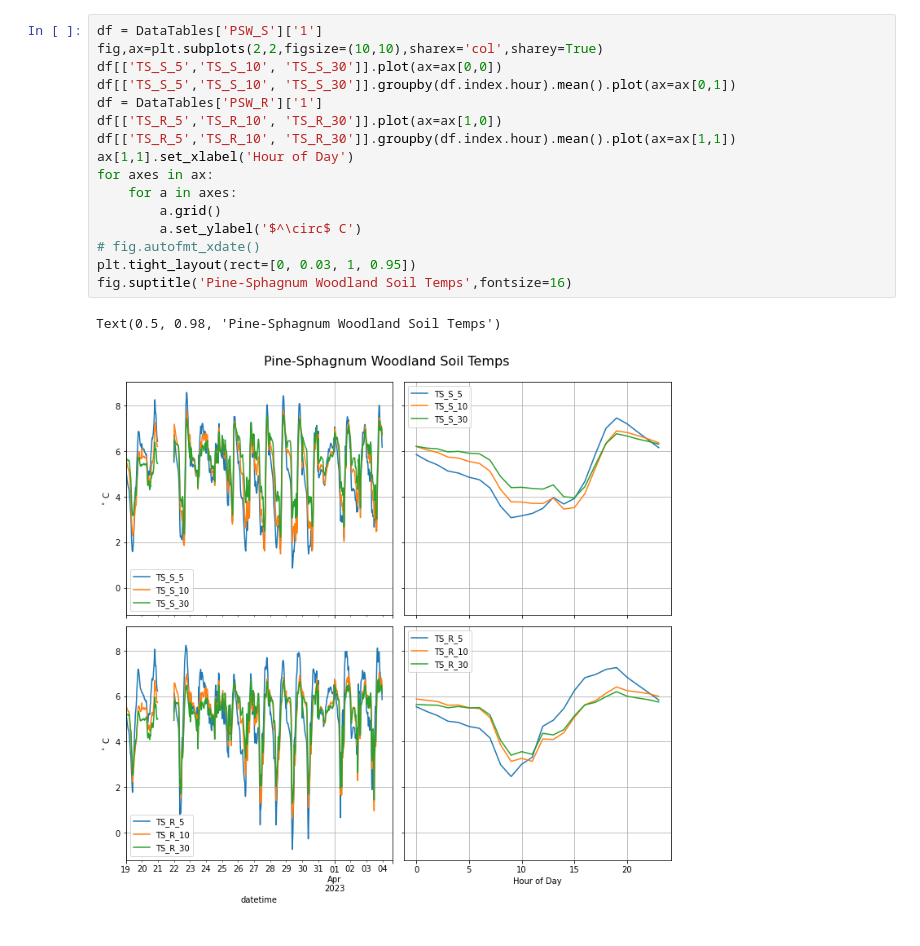
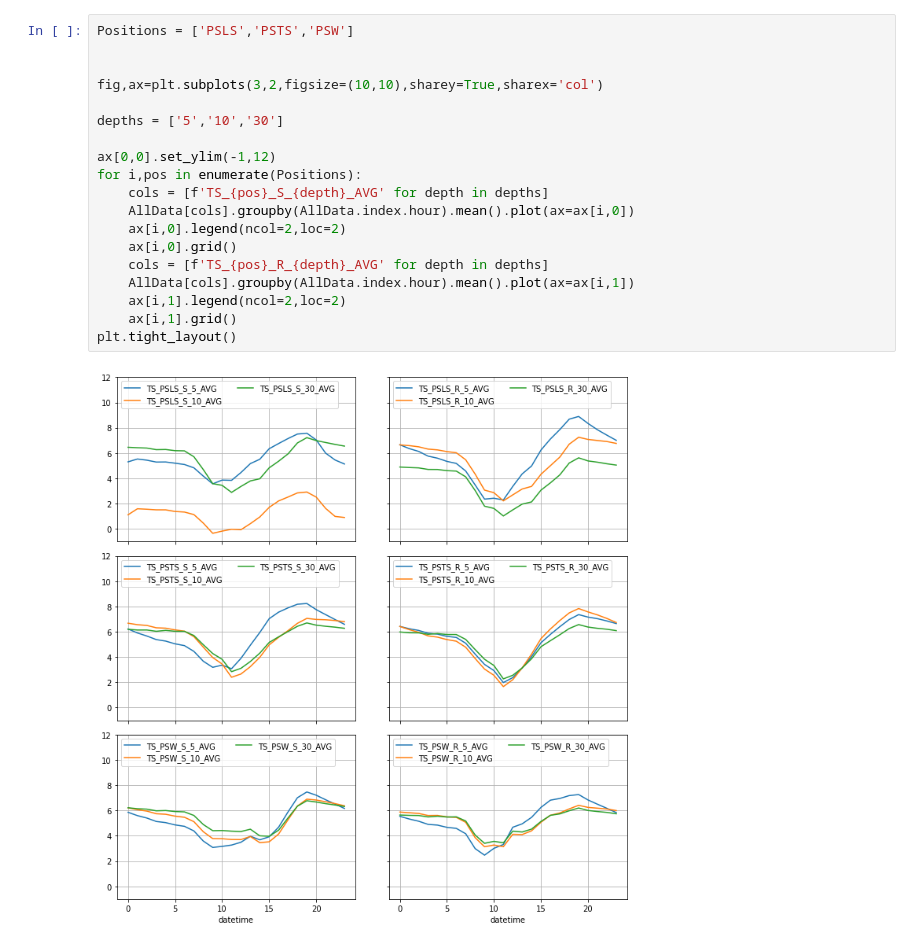
Before and after one commit to ubc-micromet/DataLogger_Programs, a Jupyter notebook: BBS/CompileSoilData.ipynb, the cells around one changed output. Drawn from its saved outputs; the diff is of its cells as text.

```diff
--- a/BBS/CompileSoilData.ipynb
+++ b/BBS/CompileSoilData.ipynb
@@ -407,19 +146,21 @@ Text(0.5, 0.98, 'Pine-Sphagnum Tall-Shrub Soil Temps')
-# %%
-df = DataTables['PSW_S']['1']
-fig,ax=plt.subplots(2,2,figsize=(10,10),sharex='col',sharey=True)
-df[['TS_S_5','TS_S_10', 'TS_S_30']].plot(ax=ax[0,0])
-df[['TS_S_5','TS_S_10', 'TS_S_30']].groupby(df.index.hour).mean().plot(ax=ax[0,1])
-df = DataTables['PSW_R']['1']
-df[['TS_R_5','TS_R_10', 'TS_R_30']].plot(ax=ax[1,0])
-df[['TS_R_5','TS_R_10', 'TS_R_30']].groupby(df.index.hour).mean().plot(ax=ax[1,1])
-ax[1,1].set_xlabel('Hour of Day')
-for axes in ax:
-    for a in axes:
-        a.grid()
-        a.set_ylabel('$^\circ$ C')
-# fig.autofmt_xdate()
-plt.tight_layout(rect=[0, 0.03, 1, 0.95])
-fig.suptitle('Pine-Sphagnum Woodland Soil Temps',fontsize=16)
-# %% [output]
-Text(0.5, 0.98, 'Pine-Sphagnum Woodland Soil Temps')
-[figure, removed]
+# %%
+Positions = ['PSLS','PSTS','PSW']
+
+
+fig,ax=plt.subplots(3,2,figsize=(10,10),sharey=True,sharex='col')
+
+depths = ['5','10','30']
+
+ax[0,0].set_ylim(-1,12)
+for i,pos in enumerate(Positions):
+    cols = [f'TS_{pos}_S_{depth}_AVG' for depth in depths]
+    AllData[cols].groupby(AllData.index.hour).mean().plot(ax=ax[i,0])
+    ax[i,0].legend(ncol=2,loc=2)
+    ax[i,0].grid()
+    cols = [f'TS_{pos}_R_{depth}_AVG' for depth in depths]
+    AllData[cols].groupby(AllData.index.hour).mean().plot(ax=ax[i,1])
+    ax[i,1].legend(ncol=2,loc=2)
+    ax[i,1].grid()
+plt.tight_layout()
+# %% [output]
+[figure, added]
```
Also changed, not shown: parts of 7 cells of this notebook.
